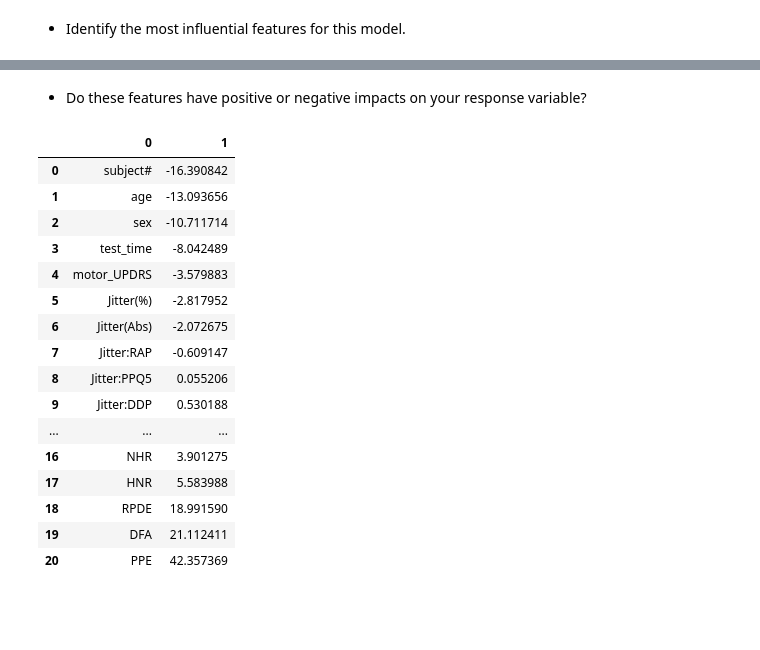
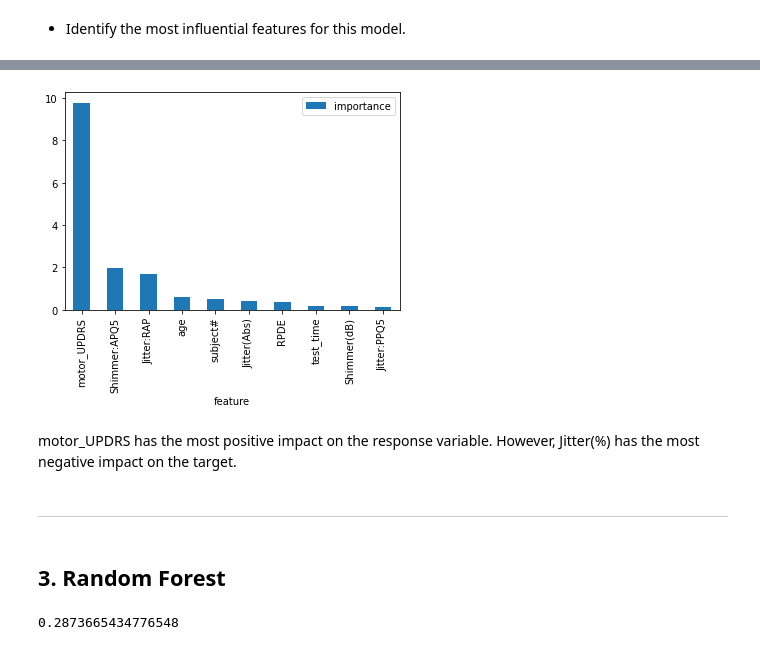
Before and after one commit to alqahysa/DS_ML_Parkinsons_Disease_Prediction_Python, a Jupyter notebook: Parkinsons_Disease.ipynb, the cells around one changed output, grey strips where cells are left out. Saved outputs shown, nothing was run; the diff lists cells and outputs as text; code cells hidden in the pictures; blank space fills up the shorter version.

```diff
--- a/Parkinsons_Disease.ipynb
+++ b/Parkinsons_Disease.ipynb
@@ -373,12 +352,0 @@ Using the same dataset leveraged for Portfolio Builder Exercise #1, write up a s
-# %%
-# create an object of the LinearRegression Model
-model_LR = LinearRegression()
-
-# fit the model with the training data
-model_LR.fit(x_train_o, y_train_o)
-
-# predict the target on train and test data
-predict_train = model_LR.predict(x_train_o)
-
-# Root Mean Squared Error on train and test date
-print('RMSE on train data: ', mean_squared_error(y_train_o, predict_train)**(0.5))
@@ -444,4 +379,4 @@ After changeing the number of components to tune the model, the optimal PCA mode
 # %%
-pls_pipe = Pipeline(steps=[('preprocessor', preprocessor),
-                          ('pls', PLSRegression(n_components=19)),
-                          ('regression', LinearRegression())])
+reg_pipe = Pipeline(steps=[('preprocessor', preprocessor),
+                           ('pca', PCA(n_components=19)),
+                           ('regr', Lasso())])
@@ -547,14 +414,8 @@ Feature:  PPE, Score: 42.35737
 # %%
-# get importance
 regulizer = reg_results.best_estimator_.named_steps['regr']
 importance = regulizer.coef_
 features_col=x_train_o.columns
-# summarize feature importance
-for i,v in zip(features_col,importance):
-	print('Feature:  %s, Score: %.5f' % (i,v))
-# plot feature importance
 fea_vip=pd.DataFrame(zip(features_col,importance),columns=['feature','importance'])
-fea_vip.plot(kind='bar',x='feature', y='importance')
-plt.xticks(rotation = 90)
-plt.show()
+fea_vip.sort_values(by='importance',axis=0,ascending=False,inplace=True)
+fea_vip
 # %% [output]
@@ -579,22 +439,12 @@ Feature:  PPE, Score: 42.35737
-# %% [markdown]
-- Do these features have positive or negative impacts on your response variable?
-# %%
-fea_vip
-# %% [output]
-|  | 0 | 1 |
-| 0 | subject# | -16.390842 |
-| 1 | age | -13.093656 |
-| 2 | sex | -10.711714 |
-| 3 | test_time | -8.042489 |
-| 4 | motor_UPDRS | -3.579883 |
-| 5 | Jitter(%) | -2.817952 |
-| 6 | Jitter(Abs) | -2.072675 |
-| 7 | Jitter:RAP | -0.609147 |
-| 8 | Jitter:PPQ5 | 0.055206 |
-| 9 | Jitter:DDP | 0.530188 |
-| ... | ... | ... |
-| 16 | NHR | 3.901275 |
-| 17 | HNR | 5.583988 |
-| 18 | RPDE | 18.991590 |
-| 19 | DFA | 21.112411 |
-| 20 | PPE | 42.357369 |
+# %%
+fea_vip[:10].plot(kind='bar',x='feature', y='importance')
+plt.xticks(rotation = 90)
+plt.show()
+# %% [output]
+[figure, added]
+# %% [markdown]
+motor_UPDRS has the most positive impact on the response variable. However, Jitter(%) has the most negative impact on the target.
+# %% [markdown]
+---
+# %% [markdown]
+## 3. Random Forest
@@ -600,0 +459,8 @@ fea_vip
+# %%
+rmse_results_rf=[]
+for i in range(0,len(rf_model_cv),1):
+    rmse_results_rf.append(math.sqrt(abs(rf_model_cv[i])))
+rf_rmse=np.min(rmse_results_rf)
+rf_rmse
+# %% [output]
+0.2873665434776548
```
Also changed, not shown: parts of 81 cells of this notebook, 3 other files.
